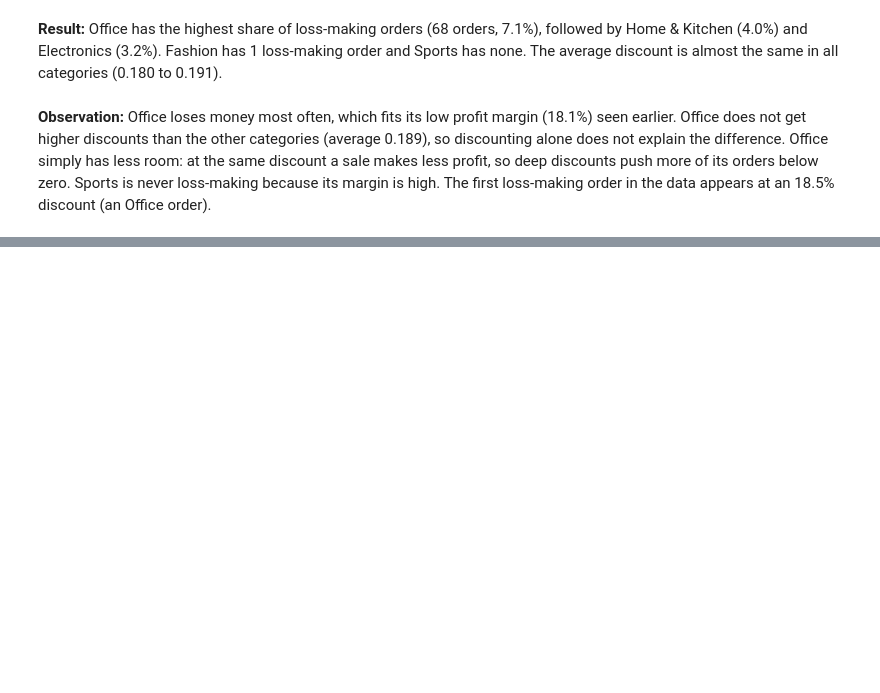
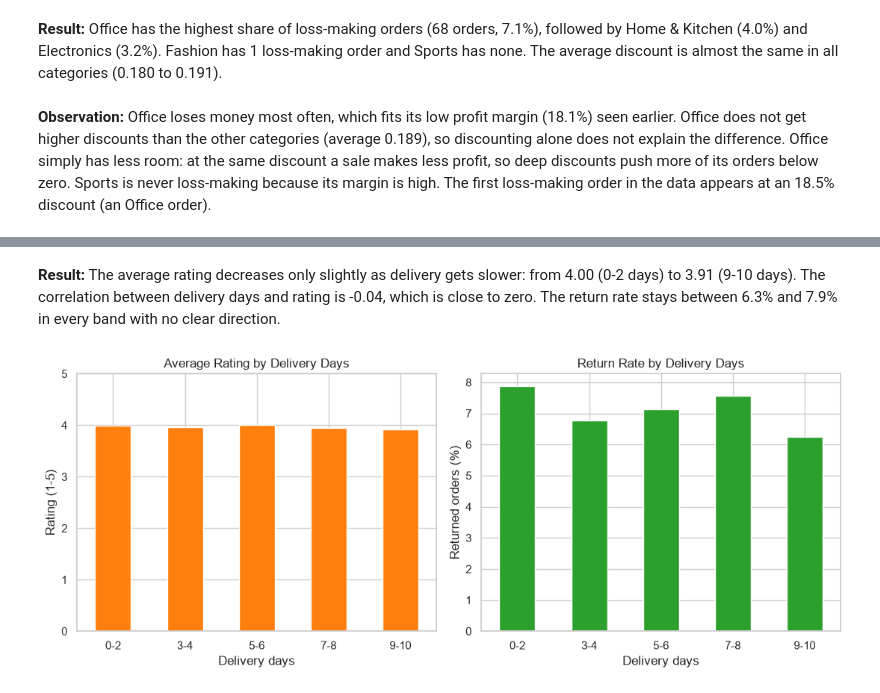
Before and after one commit to ariful3551/Ecommerce-Orders-Analysis, a Jupyter notebook: notebooks/03_eda_visualization.ipynb, the cells around one changed output, grey strips where cells are left out. Saved outputs shown, nothing was run; the diff lists cells and outputs as text; code cells hidden in the pictures; blank space fills up the shorter version.

```diff
--- a/notebooks/03_eda_visualization.ipynb
+++ b/notebooks/03_eda_visualization.ipynb
@@ -418,0 +469,14 @@ loss_by_cat.sort_values("Loss_Pct", ascending=False).round({"Avg_Discount": 3, "
+# %%
+sales_df["Delivery_Band"] = pd.cut(
+    sales_df["Delivery_Days"].astype("float"),
+    bins=[-1, 2, 4, 6, 8, 10],
+    labels=["0-2", "3-4", "5-6", "7-8", "9-10"],
+)
+
+delivery = sales_df.groupby("Delivery_Band", observed=True).agg(
+    Orders=("Order_ID", "count"),
+    Avg_Rating=("Customer_Rating", "mean"),
+    Return_Rate=("Returned", "mean"),
+)
+delivery["Return_Rate"] = delivery["Return_Rate"] * 100
+delivery.round({"Avg_Rating": 2, "Return_Rate": 1})
@@ -418,0 +491,23 @@ loss_by_cat.sort_values("Loss_Pct", ascending=False).round({"Avg_Discount": 3, "
+# %% [markdown]
+**Result:** The average rating decreases only slightly as delivery gets slower: from 4.00 (0-2 days) to 3.91 (9-10 days). The correlation between delivery days and rating is -0.04, which is close to zero. The return rate stays between 6.3% and 7.9% in every band with no clear direction.
+# %%
+fig, axes = plt.subplots(1, 2, figsize=(11, 4.5))
+
+delivery["Avg_Rating"].plot(kind="bar", ax=axes[0], color="tab:orange")
+axes[0].set_title("Average Rating by Delivery Days")
+axes[0].set_ylabel("Rating (1-5)")
+axes[0].set_ylim(0, 5)
+
+delivery["Return_Rate"].plot(kind="bar", ax=axes[1], color="tab:green")
+axes[1].set_title("Return Rate by Delivery Days")
+axes[1].set_ylabel("Returned orders (%)")
+
+for ax in axes:
+    ax.set_xlabel("Delivery days")
+    ax.tick_params(axis="x", rotation=0)
+
+plt.tight_layout()
+plt.savefig("../reports/figures/10_delivery_days_rating_returns.png", dpi=150, bbox_inches="tight")
+plt.show()
+# %% [output]
+[figure, added]
```
Also changed, not shown: parts of 12 cells of this notebook, 1 other file.
